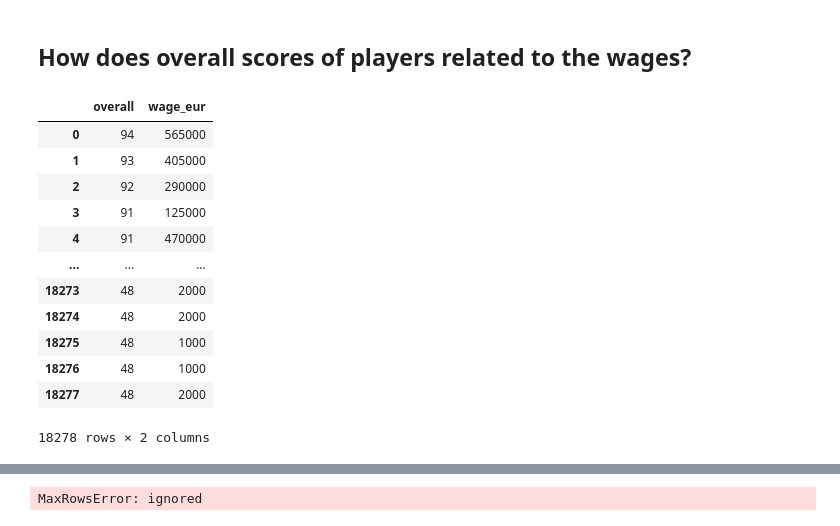
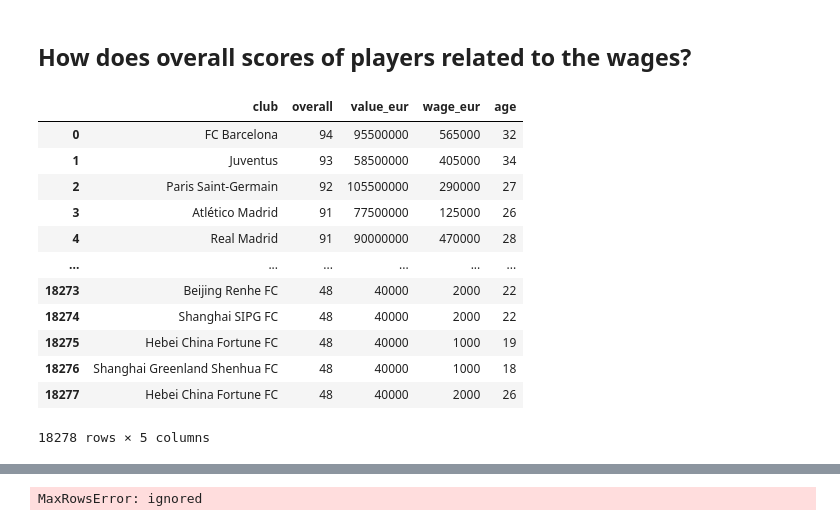
Before and after one commit to heesukjang/W209_DataViz_Summer2023, a Jupyter notebook: Unit_Assignments/Week_04_Assignment.ipynb, the cells around one changed output, grey strips where cells are left out. Drawn from its saved outputs; the diff is of its cells as text; code cells hidden in the pictures.

```diff
--- a/Unit_Assignments/Week_04_Assignment.ipynb
+++ b/Unit_Assignments/Week_04_Assignment.ipynb
@@ -152,19 +152,19 @@ memory usage: 428.5 KB
 # %% [markdown]
 ## How does **overall scores** of players related to the **wages**?
 # %%
-overall_wage = df[['overall', 'wage_eur']]
-overall_wage
+selected_df = df[['club','overall', 'value_eur', 'wage_eur', 'age']]
+selected_df
 # %% [output]
-|  | overall | wage_eur |
-| 0 | 94 | 565000 |
-| 1 | 93 | 405000 |
-| 2 | 92 | 290000 |
-| 3 | 91 | 125000 |
-| 4 | 91 | 470000 |
-| ... | ... | ... |
-| 18273 | 48 | 2000 |
-| 18274 | 48 | 2000 |
-| 18275 | 48 | 1000 |
-| 18276 | 48 | 1000 |
-| 18277 | 48 | 2000 |
+|  | club | overall | value_eur | wage_eur | age |
+| 0 | FC Barcelona | 94 | 95500000 | 565000 | 32 |
+| 1 | Juventus | 93 | 58500000 | 405000 | 34 |
+| 2 | Paris Saint-Germain | 92 | 105500000 | 290000 | 27 |
+| 3 | Atlético Madrid | 91 | 77500000 | 125000 | 26 |
+| 4 | Real Madrid | 91 | 90000000 | 470000 | 28 |
+| ... | ... | ... | ... | ... | ... |
+| 18273 | Beijing Renhe FC | 48 | 40000 | 2000 | 22 |
+| 18274 | Shanghai SIPG FC | 48 | 40000 | 2000 | 22 |
+| 18275 | Hebei China Fortune FC | 48 | 40000 | 1000 | 19 |
+| 18276 | Shanghai Greenland Shenhua FC | 48 | 40000 | 1000 | 18 |
+| 18277 | Hebei China Fortune FC | 48 | 40000 | 2000 | 26 |
-18278 rows × 2 columns
+18278 rows × 5 columns
```
Also changed, not shown: parts of 4 cells of this notebook.
